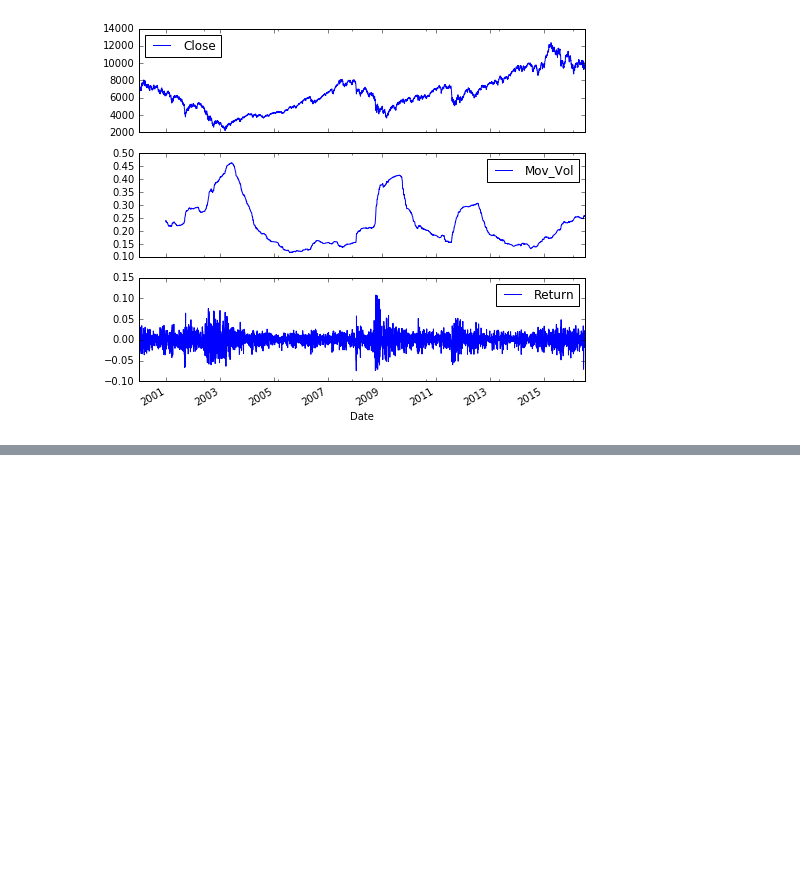
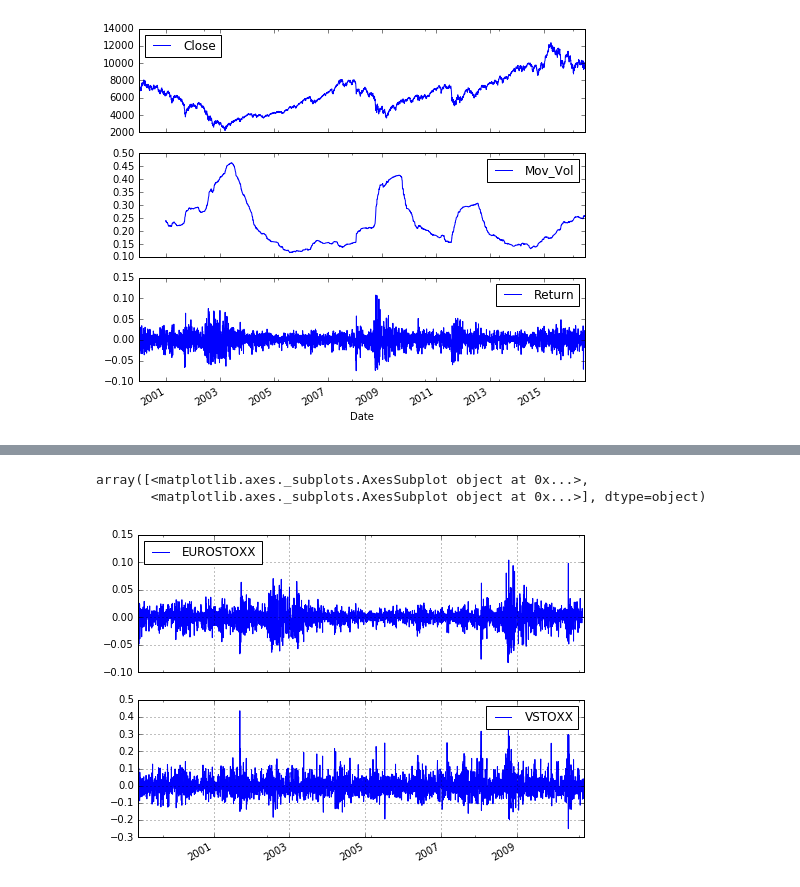
Before and after one commit to AlexPetit12/PythonForFinance, a Jupyter notebook: Chapter6_FinancialTimeSeries.ipynb, the cells around one changed output, grey strips where cells are left out. Saved outputs shown, nothing was run; the diff lists cells and outputs as text; code cells hidden in the pictures; blank space fills up the shorter version.

```diff
--- a/Chapter6_FinancialTimeSeries.ipynb
+++ b/Chapter6_FinancialTimeSeries.ipynb
@@ -347,0 +511,4 @@ array([<matplotlib.axes._subplots.AxesSubplot object at 0x...>,
+# %%
+# log returns
+rets = np.log(data / data.shift(1))
+rets.head()
@@ -347,0 +522,6 @@ array([<matplotlib.axes._subplots.AxesSubplot object at 0x...>,
+# %%
+rets.plot(subplots=True, grid=True, style='b', figsize=(8, 6))
+# %% [output]
+array([<matplotlib.axes._subplots.AxesSubplot object at 0x...>,
+       <matplotlib.axes._subplots.AxesSubplot object at 0x...>], dtype=object)
+[figure, added]
```
Also changed, not shown: parts of 37 cells of this notebook, 1 other file.
